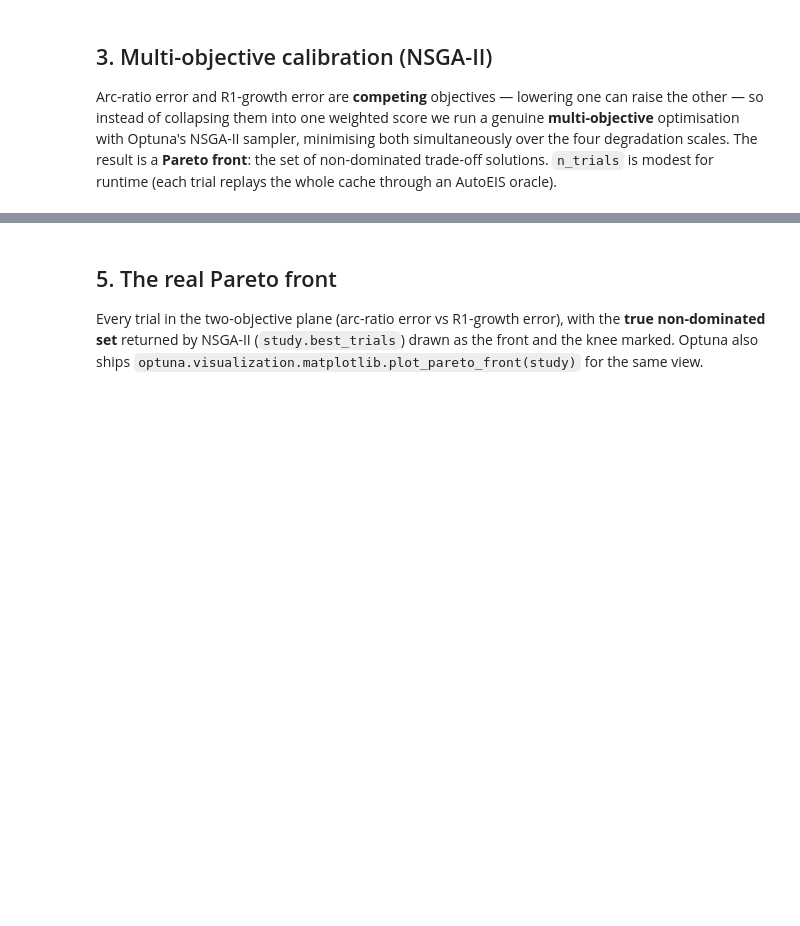
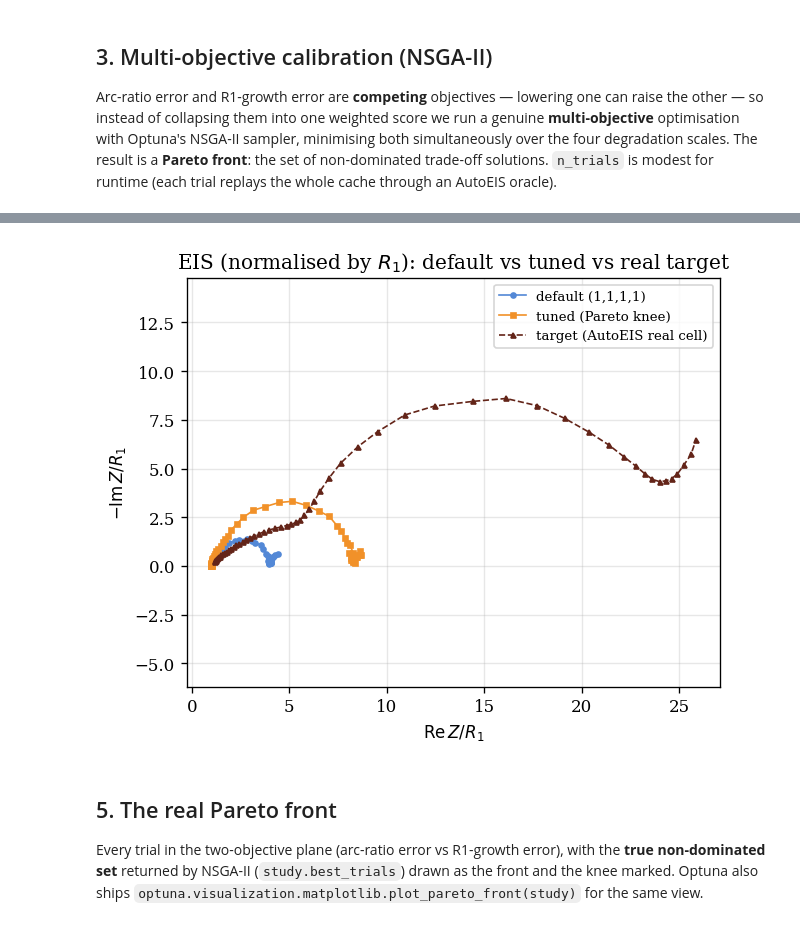
Before and after one commit to TRustworthy-AI-Tools-for-Science/battery-oracle, a Jupyter notebook: notebooks/01_oracle_tuning_calibration.ipynb, the cells around one changed output, grey strips where cells are left out. Cells and saved outputs as stored; diff of their text form; code cells hidden in the pictures; blank space fills up the shorter version.

```diff
--- a/notebooks/01_oracle_tuning_calibration.ipynb
+++ b/notebooks/01_oracle_tuning_calibration.ipynb
@@ -197,17 +265,17 @@ the ground-truth/target spectrum. This is the visual payoff of the calibration.
 # %%
 def run_spectra(scales):
     o = PyBaMMOracle(ecm_model_fn=_autoeis_ecm, degradation_preset="accelerated",
-                     capacity_check=False, real_cell_capacity_mah=cache["real_cell_capacity_mah"],
+                     capacity_check=False, real_cell_capacity_mah=sim_cache["real_cell_capacity_mah"],
                      circuit=CIRCUIT, **EIS_NOISE, **scales)
     o.reset()
     specs = []
-    for key in cache["cycles"]:
+    for key in sim_cache["cycles"]:
         try:
-            o(np.array(cache["data"][key]["protocol"]))
+            o(np.array(sim_cache["data"][key]["protocol"]))
         except Exception:
             break
         hh = o._history[-1]
-        specs.append((hh["Z_charge_real"], hh["Z_charge_neg_imag"]))
+        specs.append((hh["Z_charge_real"], hh["Z_charge_neg_imag"], hh["ecm_params_charge"][0]))
     return specs
 
 default_scales = {n: 1.0 for n in scale_names}
@@ -216,16 +310,28 @@ spec_tuned = run_spectra(knee_scales)
 # %%
-# Overlay the last-cycle Nyquist for default vs tuned-knee (target = ground-truth run)
+# Overlay the last-cycle Nyquist for default vs tuned-knee, each normalised by
+# its own R1 (ohmic resistance), against a real AutoEIS-measured spectrum.
 fig, ax = plt.subplots(figsize=(5.4, 4.4))
 if spec_default:
-    ax.plot(*spec_default[-1], "o-", color=slipstream(0.05), ms=3, lw=1, label="default (1,1,1,1)")
+    Zr_d, nZi_d, r1_d = spec_default[-1]
+    ax.plot(np.array(Zr_d) / r1_d, np.array(nZi_d) / r1_d, "o-", color=slipstream(0.05),
+            ms=3, lw=1, label="default (1,1,1,1)")
 if spec_tuned:
-    ax.plot(*spec_tuned[-1], "s-", color=slipstream(0.55), ms=3, lw=1, label="tuned (Pareto knee)")
-ax.plot(gt._history[-1]["Z_charge_real"], gt._history[-1]["Z_charge_neg_imag"],
-        "^--", color=slipstream(0.9), ms=3, lw=1, label="target (ground truth)")
-ax.set_xlabel(r"$\mathrm{Re}\,Z$ [$\Omega$]"); ax.set_ylabel(r"$-\mathrm{Im}\,Z$ [$\Omega$]")
-ax.set_title("EIS: default vs tuned vs target"); ax.legend(fontsize=8)
+    Zr_t, nZi_t, r1_tuned = spec_tuned[-1]
+    ax.plot(np.array(Zr_t) / r1_tuned, np.array(nZi_t) / r1_tuned, "s-", color=slipstream(0.55),
+            ms=3, lw=1, label="tuned (Pareto knee)")
+
+real_key = str(int(real_idx[-1]))
+_, Z_real_last = battery_cycles[int(real_idx[-1])]
+r1_real = real_cache["data"][real_key]["ecm_charge"][0]     # R1 is element 0 for CIRCUIT
+ax.plot(Z_real_last.real / r1_real, -Z_real_last.imag / r1_real, "^--",
+        color=slipstream(0.9), ms=3, lw=1, label="target (AutoEIS real cell)")
+
+ax.set_xlabel(r"$\mathrm{Re}\,Z / R_1$"); ax.set_ylabel(r"$-\mathrm{Im}\,Z / R_1$")
+ax.set_title("EIS (normalised by $R_1$): default vs tuned vs real target"); ax.legend(fontsize=8)
 ax.set_aspect("equal", adjustable="datalim")
 plt.tight_layout()
+# %% [output]
+[figure, added]
 # %% [markdown]
 ## 5. The real Pareto front
 
```
Also changed, not shown: parts of 18 cells of this notebook, 1 other file.
